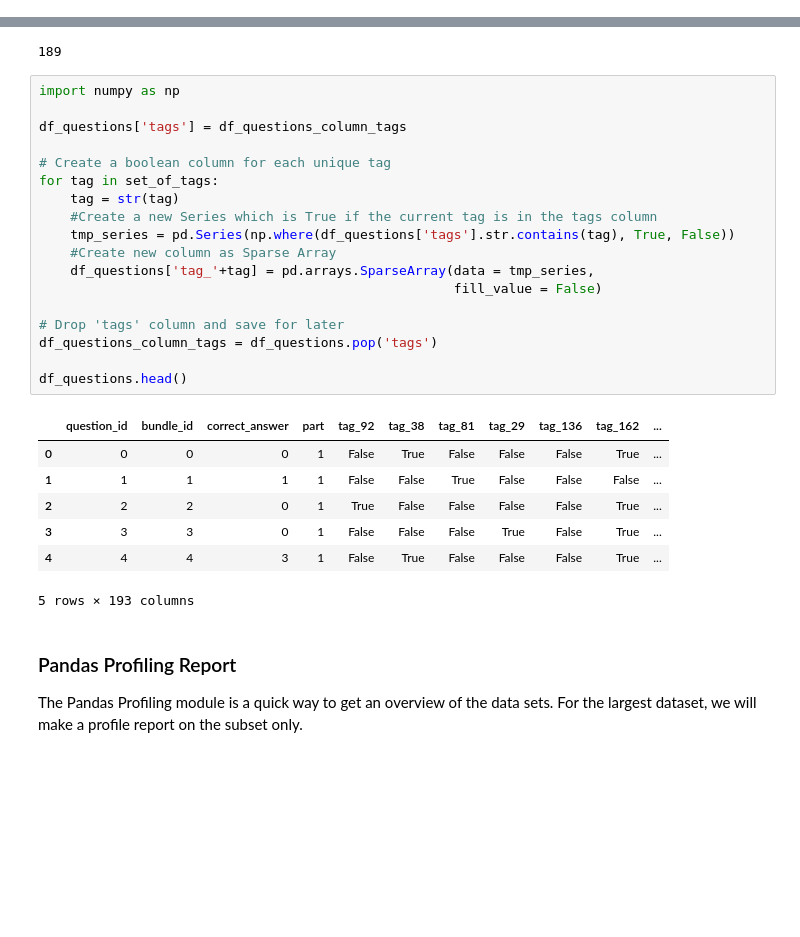
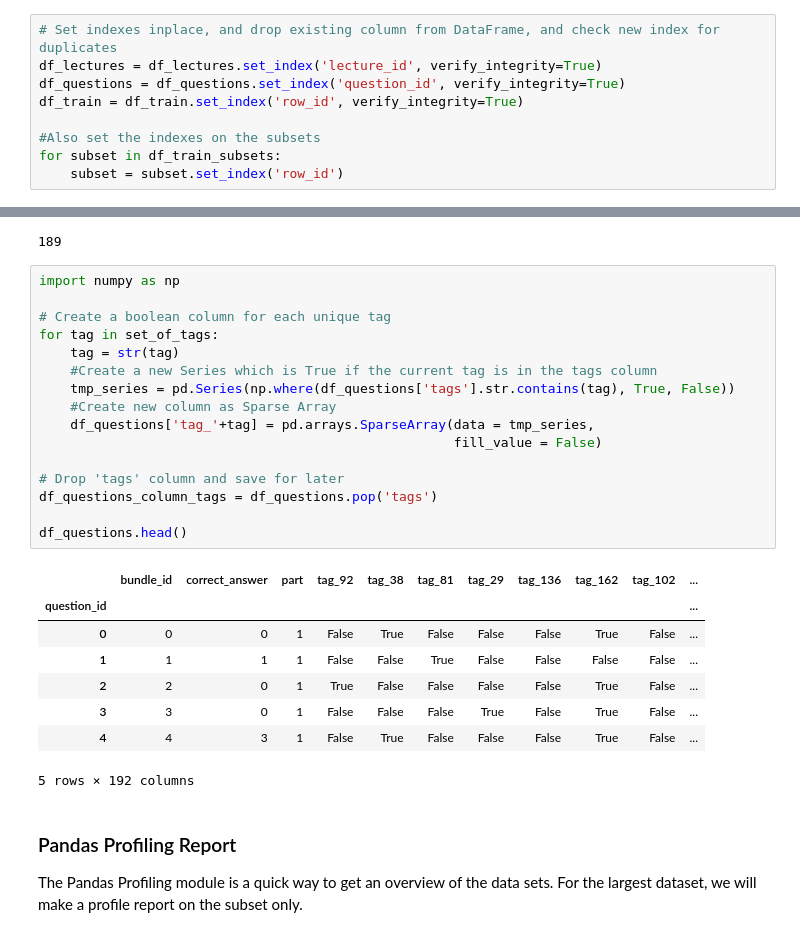
Before and after one commit to allen44/capstone-2, a Jupyter notebook: notebooks/Capstone_2_Data_Cleaning.ipynb, the cells around one changed output, grey strips where cells are left out. Drawn from its saved outputs; the diff is of its cells as text; blank space fills up the shorter version.

Commit message:
Fix duplicate data check, save  clean data as binaries

```diff
--- a/notebooks/Capstone_2_Data_Cleaning.ipynb
+++ b/notebooks/Capstone_2_Data_Cleaning.ipynb
@@ -484,3 +495,12 @@ lectures_columns_original, questions_columns_original, train_columns_original
+# %%
+# Set indexes inplace, and drop existing column from DataFrame, and check new index for duplicates
+df_lectures = df_lectures.set_index('lecture_id', verify_integrity=True)
+df_questions = df_questions.set_index('question_id', verify_integrity=True)
+df_train = df_train.set_index('row_id', verify_integrity=True)
+
+#Also set the indexes on the subsets
+for subset in df_train_subsets:
+    subset = subset.set_index('row_id')
 # %% [markdown]
 ## Define the set of unique tags, find number of unique tags, create dummy variables
 
@@ -521,30 +542,29 @@ len(set_of_tags)
 189
 # %%
 import numpy as np
-
-df_questions['tags'] = df_questions_column_tags
 
 # Create a boolean column for each unique tag
 for tag in set_of_tags:
     tag = str(tag)
     #Create a new Series which is True if the current tag is in the tags column
     tmp_series = pd.Series(np.where(df_questions['tags'].str.contains(tag), True, False))
     #Create new column as Sparse Array
     df_questions['tag_'+tag] = pd.arrays.SparseArray(data = tmp_series,
                                                      fill_value = False)
 
 # Drop 'tags' column and save for later
 df_questions_column_tags = df_questions.pop('tags')
 
 df_questions.head()
 # %% [output]
-|  | question_id | bundle_id | correct_answer | part | tag_92 | tag_38 | tag_81 | tag_29 | tag_136 | tag_162 | ... |
-| 0 | 0 | 0 | 0 | 1 | False | True | False | False | False | True | ... |
-| 1 | 1 | 1 | 1 | 1 | False | False | True | False | False | False | ... |
-| 2 | 2 | 2 | 0 | 1 | True | False | False | False | False | True | ... |
-| 3 | 3 | 3 | 0 | 1 | False | False | False | True | False | True | ... |
-| 4 | 4 | 4 | 3 | 1 | False | True | False | False | False | True | ... |
+|  | bundle_id | correct_answer | part | tag_92 | tag_38 | tag_81 | tag_29 | tag_136 | tag_162 | tag_102 | ... |
+| question_id |  |  |  |  |  |  |  |  |  |  | ... |
+| 0 | 0 | 0 | 1 | False | True | False | False | False | True | False | ... |
+| 1 | 1 | 1 | 1 | False | False | True | False | False | False | False | ... |
+| 2 | 2 | 0 | 1 | True | False | False | False | False | True | False | ... |
+| 3 | 3 | 0 | 1 | False | False | False | True | False | True | False | ... |
+| 4 | 4 | 3 | 1 | False | True | False | False | False | True | False | ... |
-5 rows × 193 columns
+5 rows × 192 columns
 # %% [markdown]
 ### Pandas Profiling Report
 The Pandas Profiling module is a quick way to get an overview of the data sets. For the largest dataset, we will make a profile report on the subset only.
```
Also changed, not shown: parts of 17 cells of this notebook, 3 other files.
